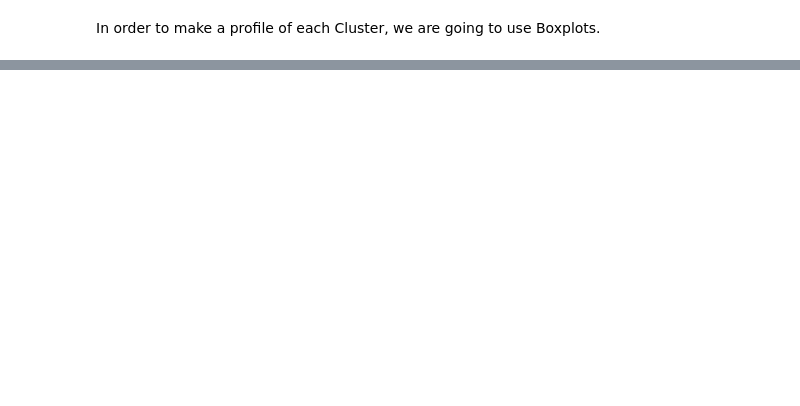
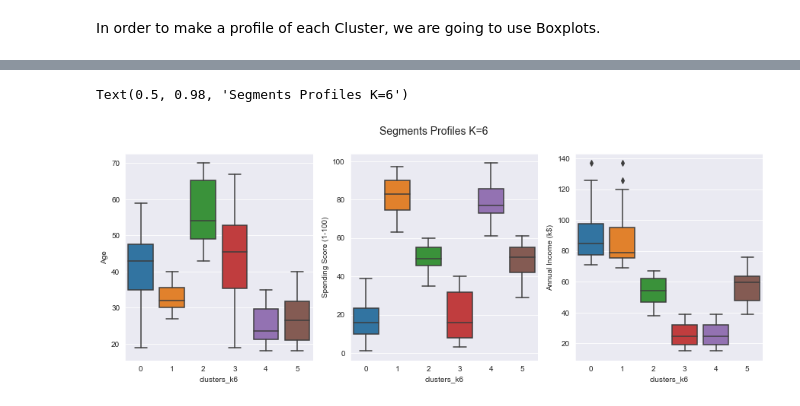
Before and after one commit to Lautaromgo/Data-Science, a Jupyter notebook: Mall Customer/Notebook/Mall_customers.ipynb, the cells around one changed output, grey strips where cells are left out. Drawn from its saved outputs; the diff is of its cells as text; code cells hidden in the pictures; blank space fills up the shorter version.

```diff
--- a/Mall Customer/Notebook/Mall_customers.ipynb
+++ b/Mall Customer/Notebook/Mall_customers.ipynb
@@ -347,0 +377,13 @@ So, in this case the segments are well defined. The variable that really discrim
+# %%
+data = data.join(pd.DataFrame(predictions))
+data.rename(columns={0:'clusters_k6'}, inplace=True)
+
+fig10, ax = plt.subplots(1, 3, figsize=(15,5))
+
+sns.boxplot(data=data, x='clusters_k6', y='Age', ax=ax[0])
+sns.boxplot(data=data, x='clusters_k6', y='Spending Score (1-100)', ax=ax[1])
+sns.boxplot(data=data, x='clusters_k6', y='Annual Income (k$)', ax=ax[2])
+fig10.suptitle('Segments Profiles K=6', fontsize=14)
+# %% [output]
+Text(0.5, 0.98, 'Segments Profiles K=6')
+[figure, added]
```
Also changed, not shown: parts of 12 cells of this notebook.
